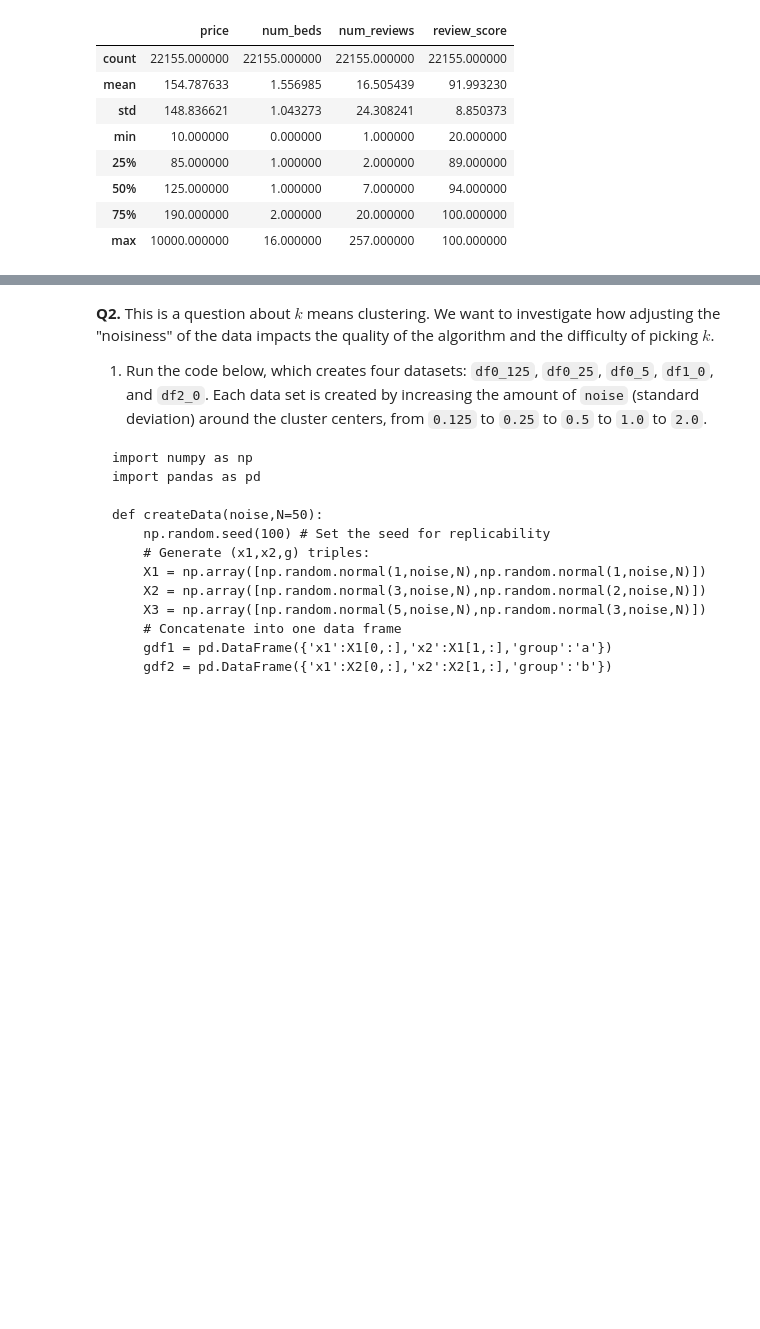
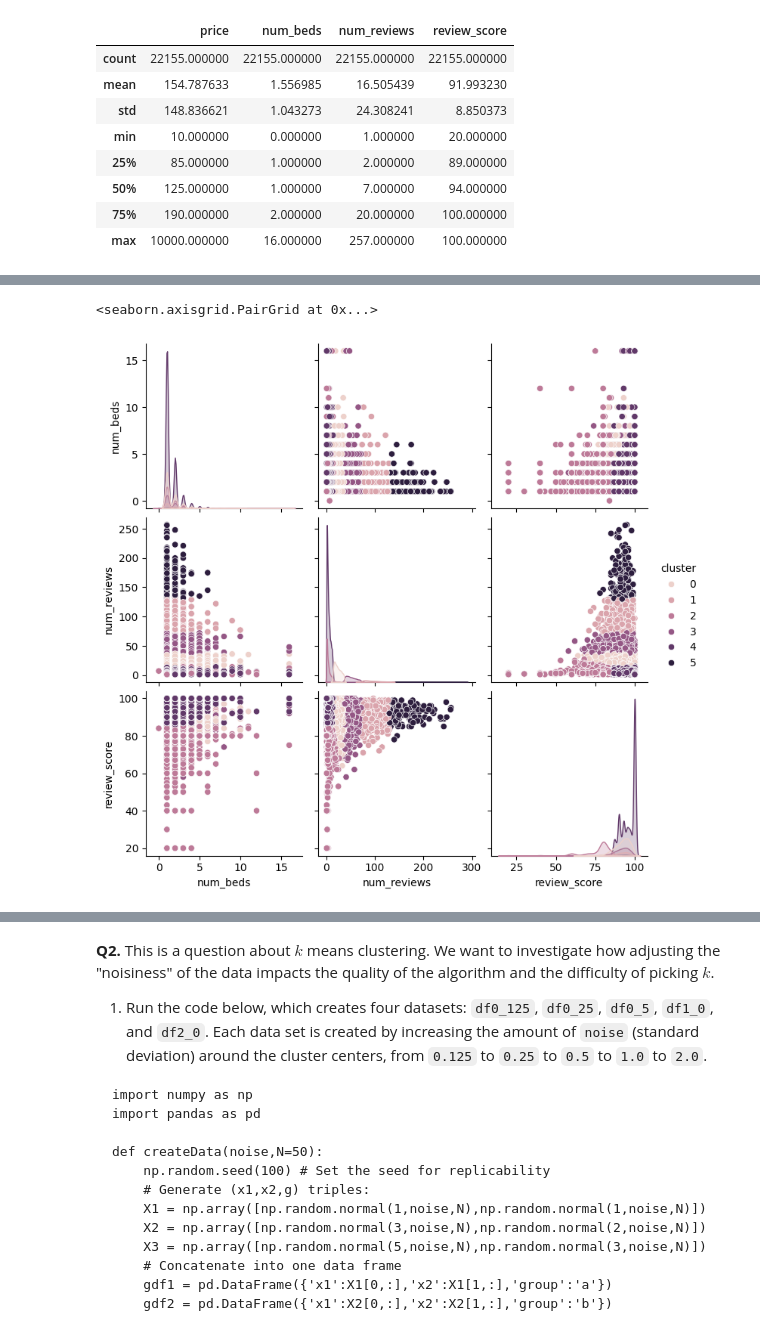
Before and after one commit to jennyschilling/kmc, a Jupyter notebook: assignment_kmc.ipynb, the cells around one changed output, grey strips where cells are left out. Cells and saved outputs as stored; diff of their text form; code cells hidden in the pictures; blank space fills up the shorter version.

```diff
--- a/assignment_kmc.ipynb
+++ b/assignment_kmc.ipynb
@@ -91,5 +101,9 @@ Z.describe()
 | max | 16.000000 | 257.000000 | 100.000000 | 5.000000 |
 # %%
 # Use seaborn's .pairplot() to make a grid of scatterplots that show how the clustering is carried out in multiple dimensions.
+sns.pairplot(data=Z,hue='cluster')
+# %% [output]
+<seaborn.axisgrid.PairGrid at 0x...>
+[figure, added]
 # %%
 # Use .groupby and .describe to compute the average price for each cluster. Which clusters have the highest rental prices?
```
Also changed, not shown: parts of 7 cells of this notebook.
